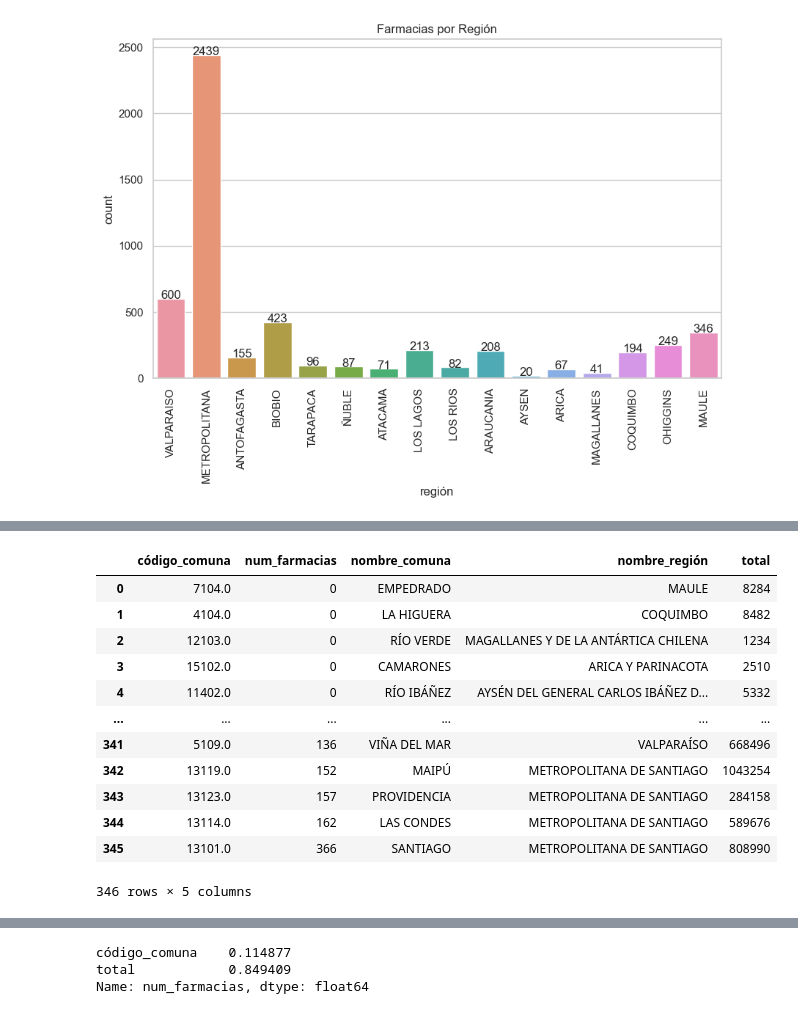
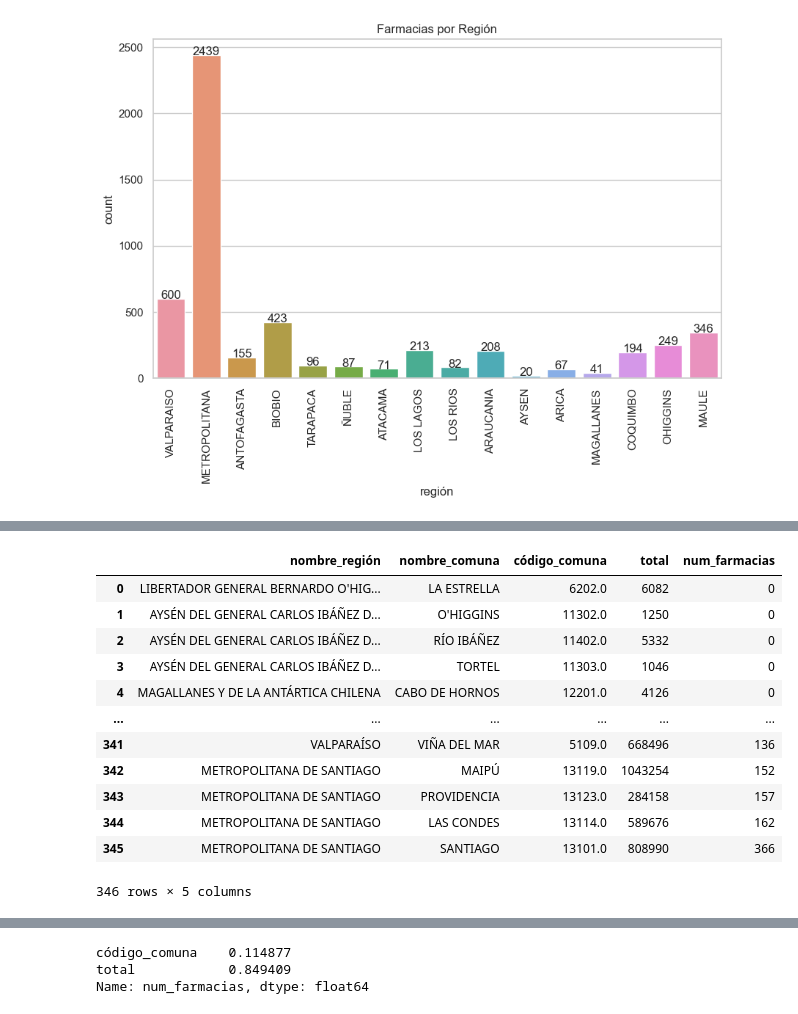
Before and after one commit to Utmite/imt2200-project, a Jupyter notebook: src/Pregunta_3.ipynb, the cells around one changed output, grey strips where cells are left out. Drawn from its saved outputs; the diff is of its cells as text; code cells hidden in the pictures.

```diff
--- a/src/Pregunta_3.ipynb
+++ b/src/Pregunta_3.ipynb
@@ -204,26 +206,27 @@ for region in regiones_unicas:
 # %%
 df_correlacion = df_farmacias[["código_comuna","tipo"]]
 df_correlacion = df_correlacion.groupby(["código_comuna"]).size().reset_index(name='num_farmacias')
 
-habitantes_comunas = df_censo[["nombre_región","nombre_comuna","código_comuna","total"]].groupby(["código_comuna", "nombre_comuna", "nombre_región"]).sum().reset_index()
-df_correlacion = df_correlacion.merge(habitantes_comunas, on="código_comuna", how="right")
+habitantes_comunas = df_censo[["nombre_región","nombre_comuna","código_comuna","total"]].groupby(["nombre_región", "nombre_comuna", "código_comuna"]).sum().reset_index()
+#df_correlacion = df_correlacion.merge(habitantes_comunas, on="código_comuna", how="right")
+df_correlacion = habitantes_comunas.merge(df_correlacion, on="código_comuna", how="left")
 
 df_correlacion['num_farmacias'] = df_correlacion['num_farmacias'].fillna(0).astype("int")
 df_correlacion = df_correlacion.sort_values(by="num_farmacias", ignore_index=True)
 
 df_correlacion
 # %% [output]
-|  | código_comuna | num_farmacias | nombre_comuna | nombre_región | total |
-| 0 | 7104.0 | 0 | EMPEDRADO | MAULE | 8284 |
-| 1 | 4104.0 | 0 | LA HIGUERA | COQUIMBO | 8482 |
-| 2 | 12103.0 | 0 | RÍO VERDE | MAGALLANES Y DE LA ANTÁRTICA CHILENA | 1234 |
-| 3 | 15102.0 | 0 | CAMARONES | ARICA Y PARINACOTA | 2510 |
-| 4 | 11402.0 | 0 | RÍO IBÁÑEZ | AYSÉN DEL GENERAL CARLOS IBÁÑEZ D... | 5332 |
+|  | nombre_región | nombre_comuna | código_comuna | total | num_farmacias |
+| 0 | LIBERTADOR GENERAL BERNARDO O'HIG... | LA ESTRELLA | 6202.0 | 6082 | 0 |
+| 1 | AYSÉN DEL GENERAL CARLOS IBÁÑEZ D... | O'HIGGINS | 11302.0 | 1250 | 0 |
+| 2 | AYSÉN DEL GENERAL CARLOS IBÁÑEZ D... | RÍO IBÁÑEZ | 11402.0 | 5332 | 0 |
+| 3 | AYSÉN DEL GENERAL CARLOS IBÁÑEZ D... | TORTEL | 11303.0 | 1046 | 0 |
+| 4 | MAGALLANES Y DE LA ANTÁRTICA CHILENA | CABO DE HORNOS | 12201.0 | 4126 | 0 |
 | ... | ... | ... | ... | ... | ... |
-| 341 | 5109.0 | 136 | VIÑA DEL MAR | VALPARAÍSO | 668496 |
-| 342 | 13119.0 | 152 | MAIPÚ | METROPOLITANA DE SANTIAGO | 1043254 |
-| 343 | 13123.0 | 157 | PROVIDENCIA | METROPOLITANA DE SANTIAGO | 284158 |
-| 344 | 13114.0 | 162 | LAS CONDES | METROPOLITANA DE SANTIAGO | 589676 |
-| 345 | 13101.0 | 366 | SANTIAGO | METROPOLITANA DE SANTIAGO | 808990 |
+| 341 | VALPARAÍSO | VIÑA DEL MAR | 5109.0 | 668496 | 136 |
+| 342 | METROPOLITANA DE SANTIAGO | MAIPÚ | 13119.0 | 1043254 | 152 |
+| 343 | METROPOLITANA DE SANTIAGO | PROVIDENCIA | 13123.0 | 284158 | 157 |
+| 344 | METROPOLITANA DE SANTIAGO | LAS CONDES | 13114.0 | 589676 | 162 |
+| 345 | METROPOLITANA DE SANTIAGO | SANTIAGO | 13101.0 | 808990 | 366 |
 346 rows × 5 columns
 # %%
```
Also changed, not shown: parts of 3 cells of this notebook.
